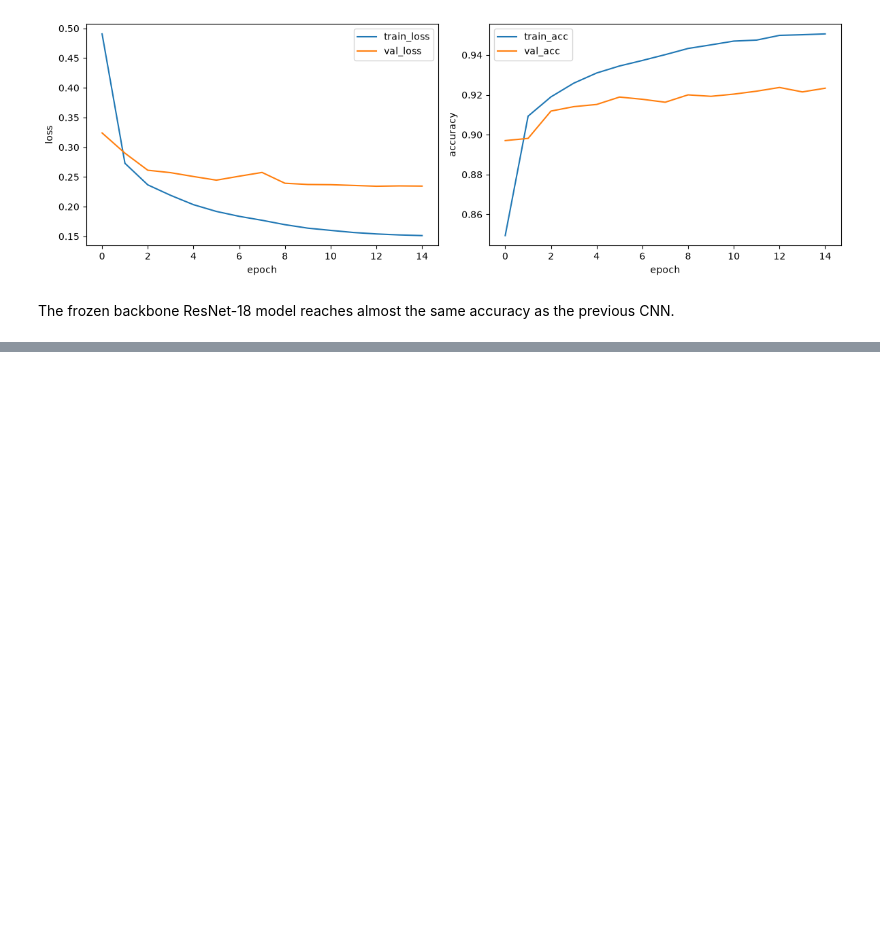
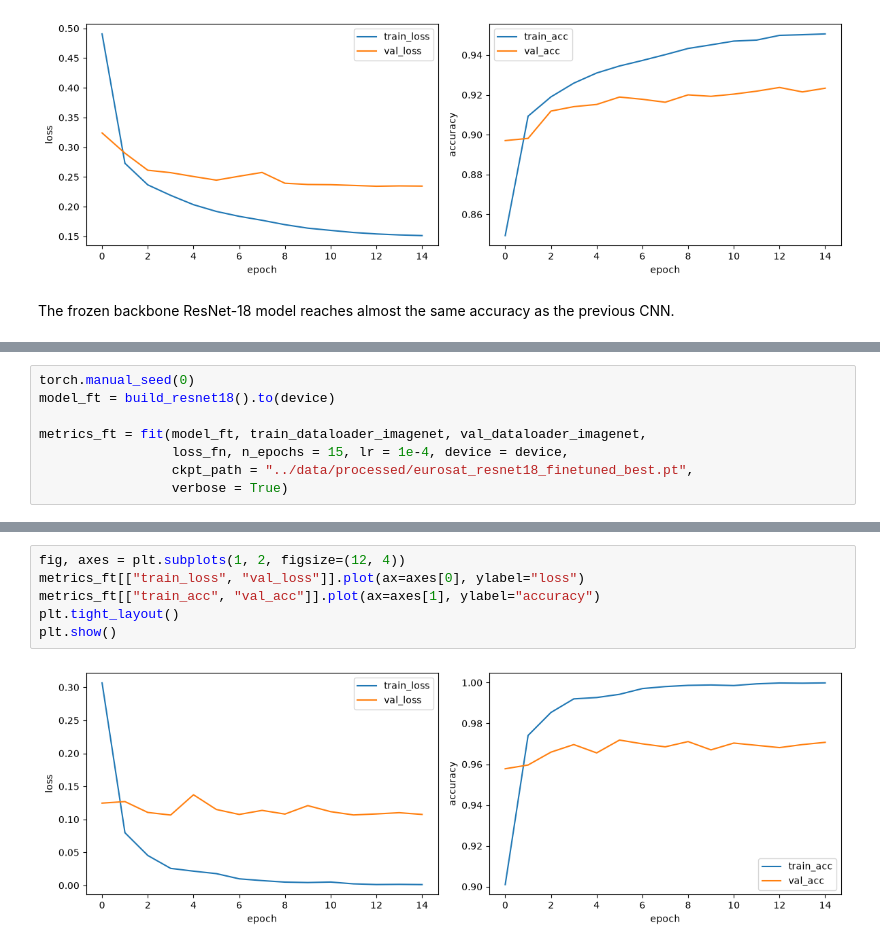
Before and after one commit to davidcirauqui/land_classification, a Jupyter notebook: notebooks/00_pytorch_warmup_eurosat.ipynb, the cells around one changed output, grey strips where cells are left out. Cells and saved outputs as stored; diff of their text form; blank space fills up the shorter version.

Commit message:
fine-tunned ResNet-18 and comparison between models

```diff
--- a/notebooks/00_pytorch_warmup_eurosat.ipynb
+++ b/notebooks/00_pytorch_warmup_eurosat.ipynb
@@ -495,0 +502,8 @@ The frozen backbone ResNet-18 model reaches almost the same accuracy as the prev
+# %%
+torch.manual_seed(0)
+model_ft = build_resnet18().to(device)
+
+metrics_ft = fit(model_ft, train_dataloader_imagenet, val_dataloader_imagenet,
+                 loss_fn, n_epochs = 15, lr = 1e-4, device = device,
+                 ckpt_path = "../data/processed/eurosat_resnet18_finetuned_best.pt",
+                 verbose = True)
@@ -495,0 +526,8 @@ The frozen backbone ResNet-18 model reaches almost the same accuracy as the prev
+# %%
+fig, axes = plt.subplots(1, 2, figsize=(12, 4))
+metrics_ft[["train_loss", "val_loss"]].plot(ax=axes[0], ylabel="loss")
+metrics_ft[["train_acc", "val_acc"]].plot(ax=axes[1], ylabel="accuracy")
+plt.tight_layout()
+plt.show()
+# %% [output]
+[figure, added]
```
Also changed, not shown: parts of 16 cells of this notebook.
